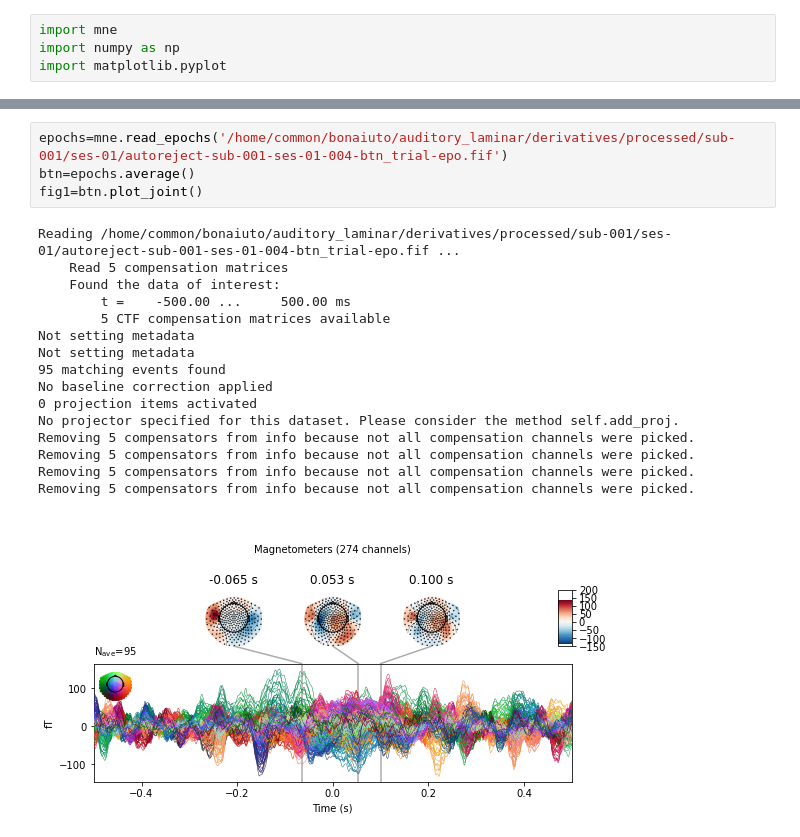
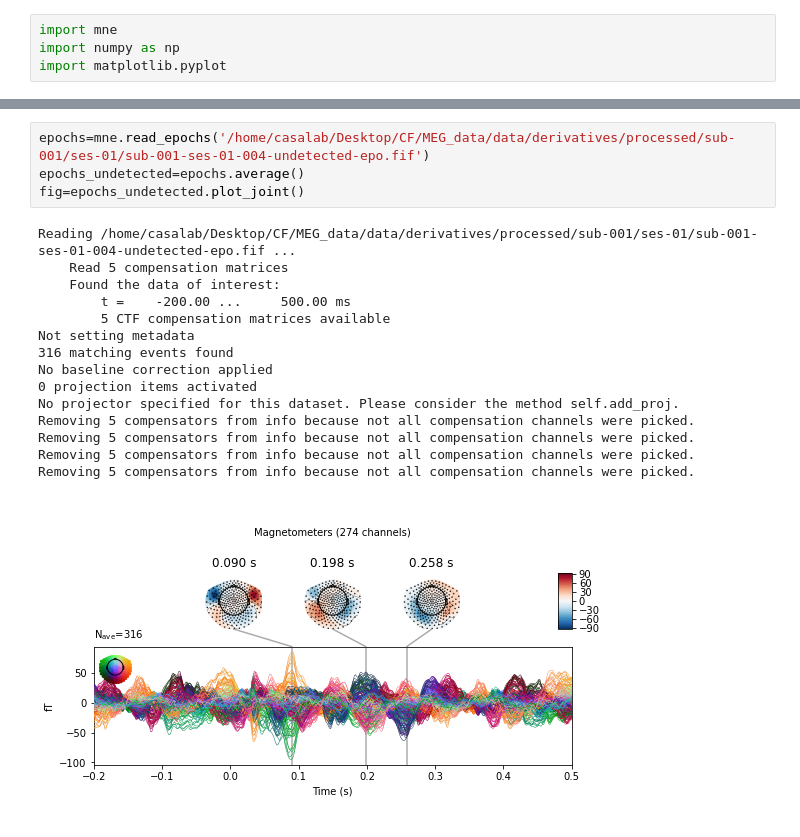
Before and after one commit to danclab/auditory_laminar, a Jupyter notebook: plot_erp.ipynb, the cells around one changed output, grey strips where cells are left out. Saved outputs shown, nothing was run; the diff lists cells and outputs as text.

```diff
--- a/plot_erp.ipynb
+++ b/plot_erp.ipynb
@@ -68,21 +115,20 @@ Removing 5 compensators from info because not all compensation channels were pic
 # %%
-epochs=mne.read_epochs('/home/common/bonaiuto/auditory_laminar/derivatives/processed/sub-001/ses-01/autoreject-sub-001-ses-01-004-btn_trial-epo.fif')
-btn=epochs.average()
-fig1=btn.plot_joint()
+epochs=mne.read_epochs('/home/casalab/Desktop/CF/MEG_data/data/derivatives/processed/sub-001/ses-01/sub-001-ses-01-004-undetected-epo.fif')
+epochs_undetected=epochs.average()
+fig=epochs_undetected.plot_joint()
 # %% [output]
-Reading /home/common/bonaiuto/auditory_laminar/derivatives/processed/sub-001/ses-01/autoreject-sub-001-ses-01-004-btn_trial-epo.fif ...
+Reading /home/casalab/Desktop/CF/MEG_data/data/derivatives/processed/sub-001/ses-01/sub-001-ses-01-004-undetected-epo.fif ...
     Read 5 compensation matrices
     Found the data of interest:
-        t =    -500.00 ...     500.00 ms
+        t =    -200.00 ...     500.00 ms
         5 CTF compensation matrices available
 Not setting metadata
-Not setting metadata
-95 matching events found
+316 matching events found
 No baseline correction applied
 0 projection items activated
 No projector specified for this dataset. Please consider the method self.add_proj.
 Removing 5 compensators from info because not all compensation channels were picked.
 Removing 5 compensators from info because not all compensation channels were picked.
 Removing 5 compensators from info because not all compensation channels were picked.
 Removing 5 compensators from info because not all compensation channels were picked.
-[figure, old version]
+[figure, new version]
```
Also changed, not shown: parts of 13 cells of this notebook, 4 other files.
